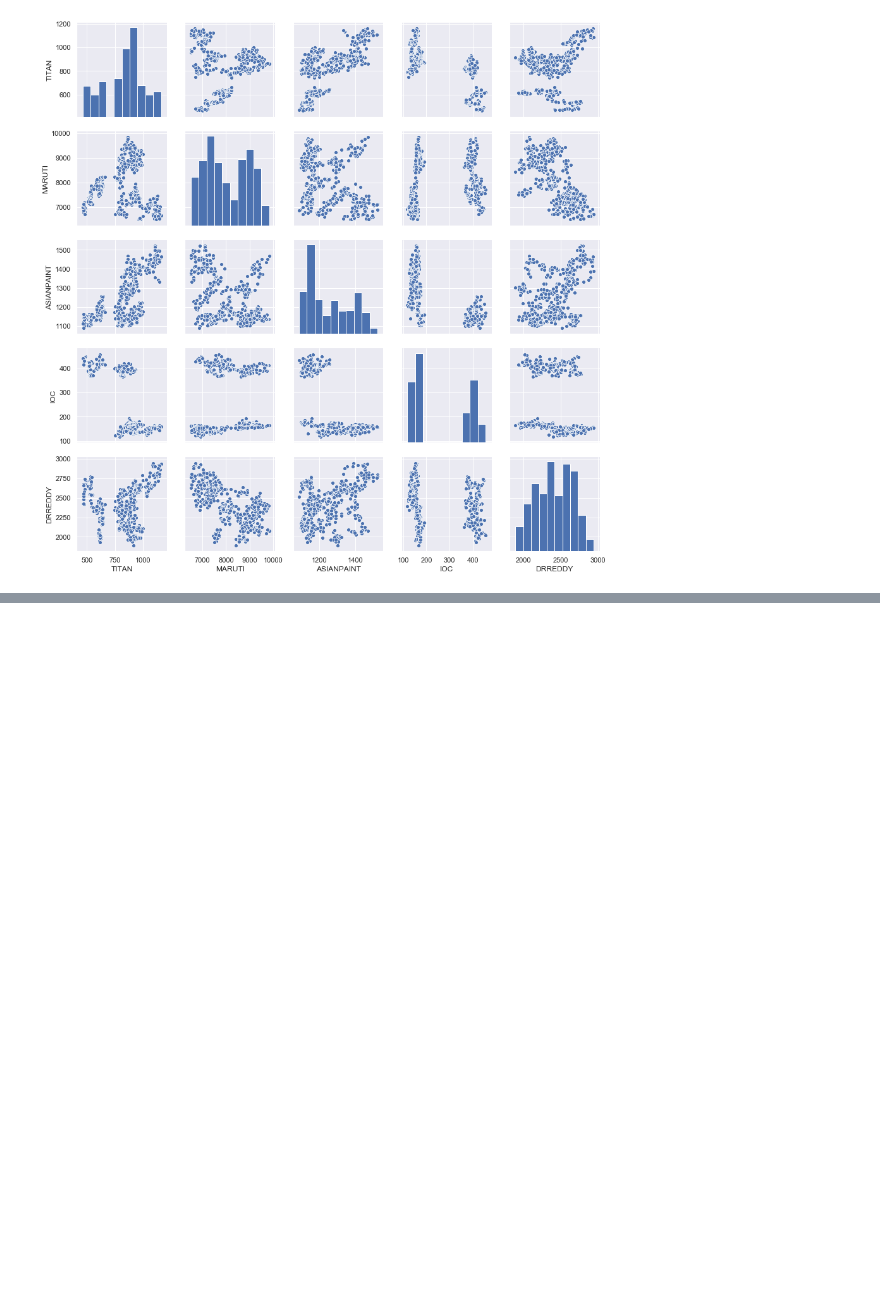
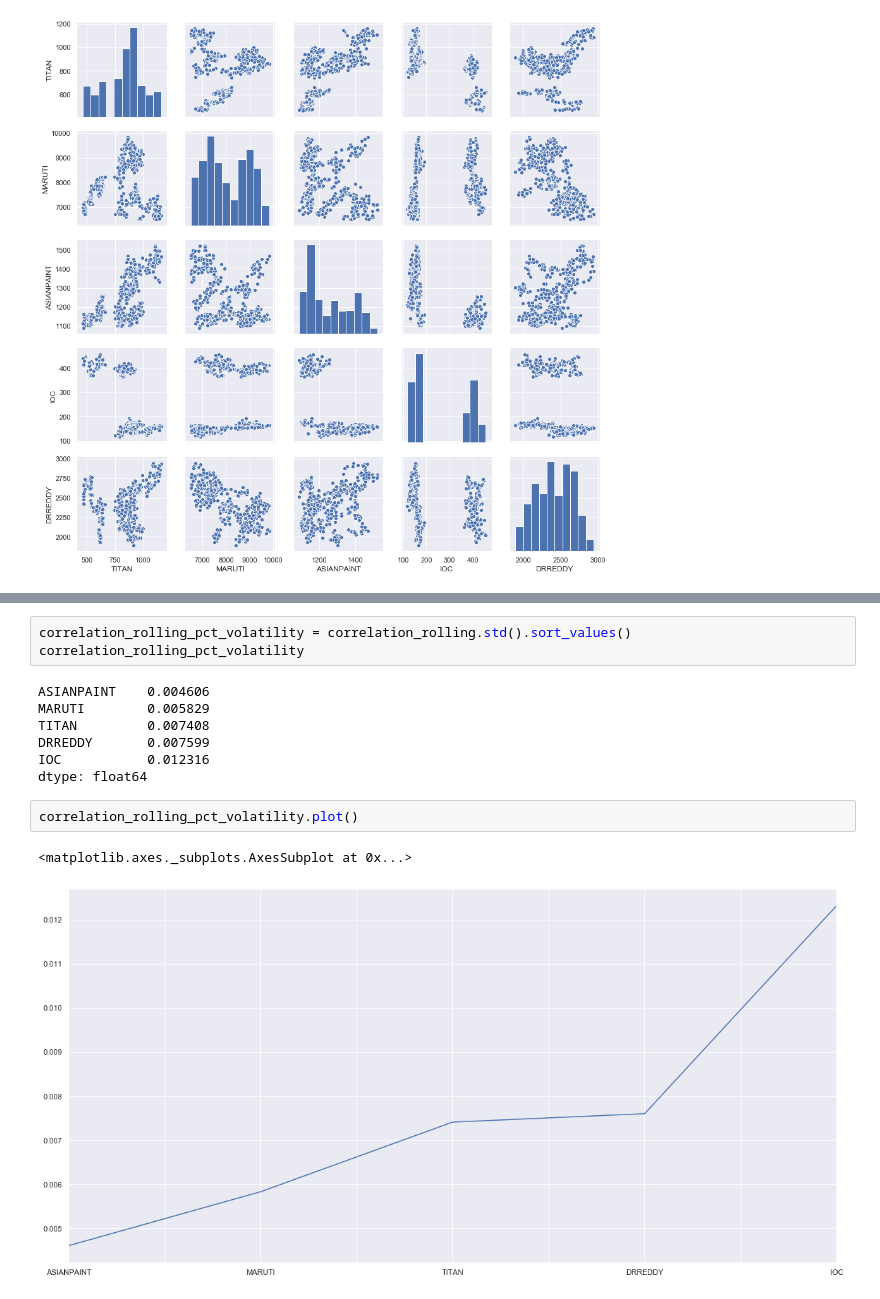
Before and after one commit to JamesMcGuigan/aspiration-ai-internship, a Jupyter notebook: python3/module_2/module_2.ipynb, the cells around one changed output, grey strips where cells are left out. Saved outputs shown, nothing was run; the diff lists cells and outputs as text; blank space fills up the shorter version.

Commit message:
module 2 | python | Q2.8 | Volatility

```diff
--- a/python3/module_2/module_2.ipynb
+++ b/python3/module_2/module_2.ipynb
@@ -257,0 +281,15 @@ sns.pairplot(correlation_df)
+# %%
+correlation_rolling_pct_volatility = correlation_rolling.std().sort_values()
+correlation_rolling_pct_volatility
+# %% [output]
+ASIANPAINT    0.004606
+MARUTI        0.005829
+TITAN         0.007408
+DRREDDY       0.007599
+IOC           0.012316
+dtype: float64
+# %%
+correlation_rolling_pct_volatility.plot()
+# %% [output]
+<matplotlib.axes._subplots.AxesSubplot at 0x...>
+[figure, added]
```
Also changed, not shown: parts of 8 cells of this notebook.
